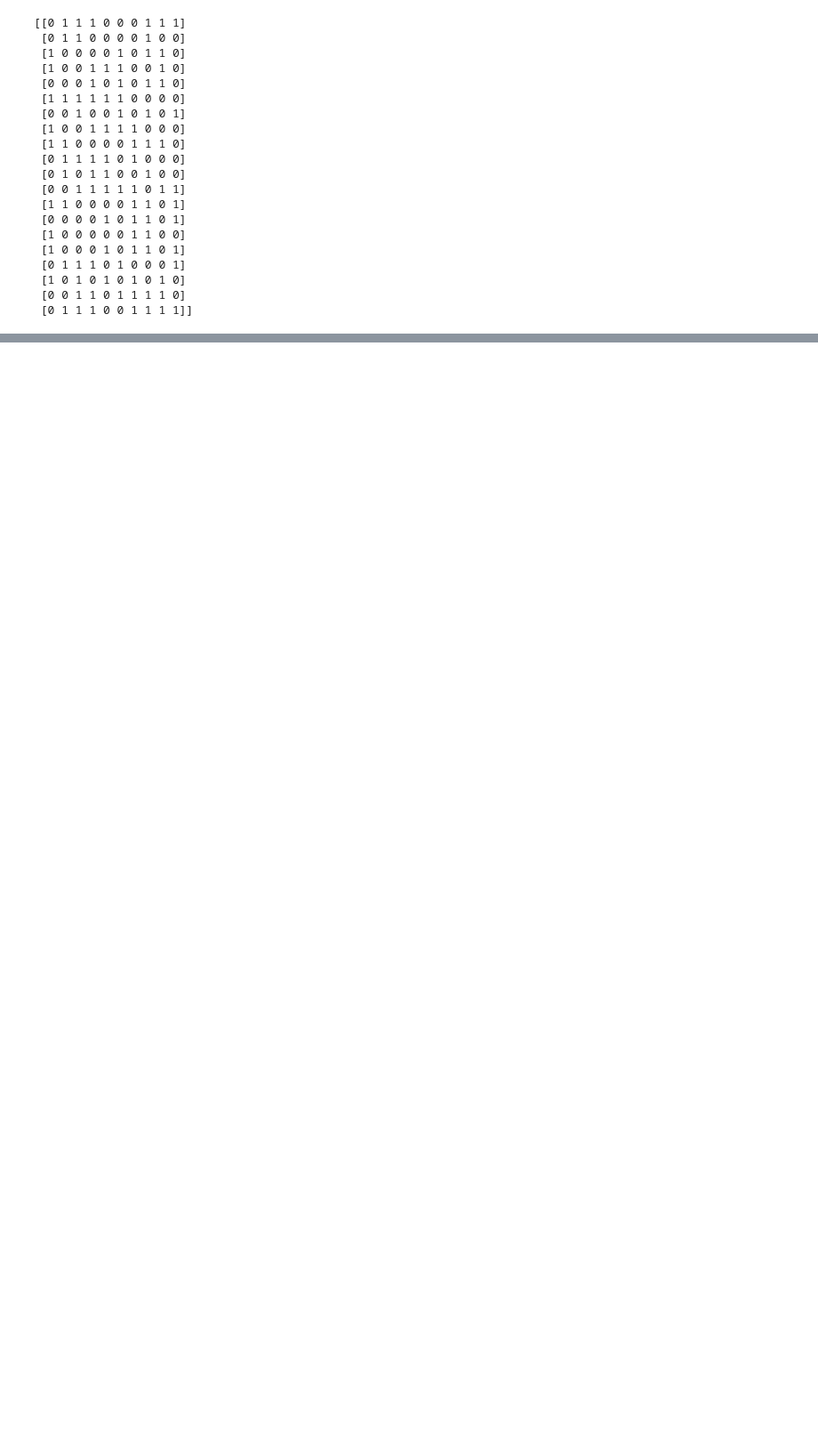
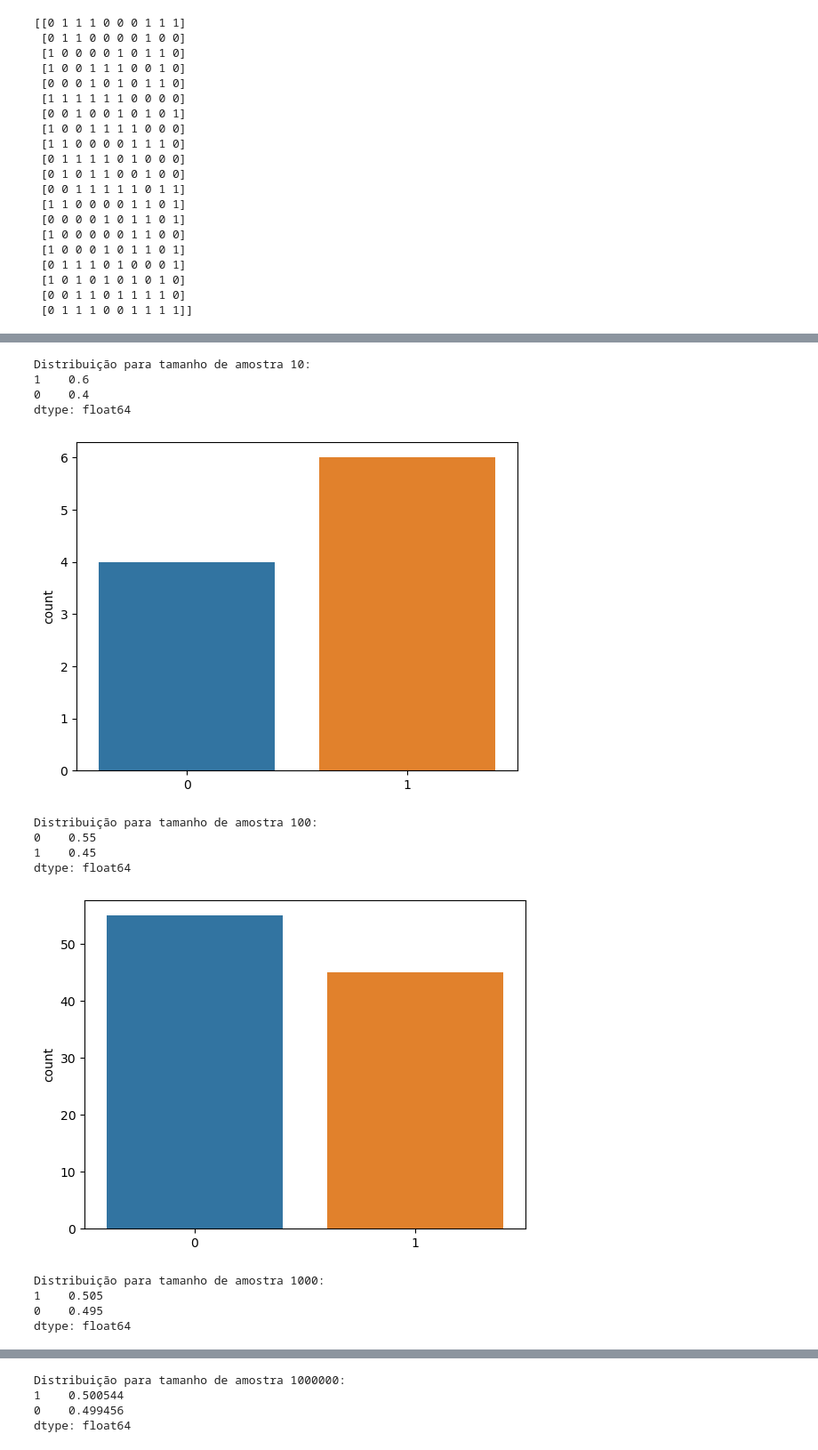
Before and after one commit to pedrolustosab/Cara-ou-coroa-, a Jupyter notebook: Cara_ou_Coroa.ipynb, the cells around one changed output, grey strips where cells are left out. Shown at 89% size. Saved outputs shown, nothing was run; the diff lists cells and outputs as text; code cells hidden in the pictures; blank space fills up the shorter version.

```diff
--- a/Cara_ou_Coroa.ipynb
+++ b/Cara_ou_Coroa.ipynb
@@ -49,6 +64,3 @@ print(amostras)
  [1 0 1 0 1 0 1 0 1 0]
  [0 0 1 1 0 1 1 1 1 0]
  [0 1 1 1 0 0 1 1 1 1]]
-# %%
-resultado_ber = scipy.stats.bernoulli.rvs(p=0.5, size=10)
-#resultado_ber[:20]
@@ -83,0 +131,49 @@ Maior sequência de coroa: 17
+# %%
+import warnings
+warnings.filterwarnings('ignore')
+
+import scipy.stats
+import pandas as pd
+import seaborn as sns
+import matplotlib.pyplot as plt
+import numpy as np
+
+# Definir a semente do gerador de números aleatórios
+np.random.seed(42)
+
+# Lista de tamanhos de amostra
+sizes = [10, 100, 1000, 1000000]
+
+# Dicionário para armazenar os resultados
+resultados = {}
+
+# Loop sobre os tamanhos de amostra
+for size in sizes:
+    # Gerar amostra de Bernoulli
+    resultado_ber = scipy.stats.bernoulli.rvs(p=0.5, size=size)
+
+    # Armazenar o resultado no dicionário
+    resultados[size] = resultado_ber
+
+    # Contagem de valores
+    print(f"\nDistribuição para tamanho de amostra {size}:")
+    print(pd.Series(resultado_ber).value_counts(normalize=True))
+
+    # Gráfico de contagem
+    sns.countplot(resultado_ber)
+    plt.show()
+# %% [output]
+Distribuição para tamanho de amostra 10:
+1    0.6
+0    0.4
+dtype: float64
+[figure, added]
+Distribuição para tamanho de amostra 100:
+0    0.55
+1    0.45
+dtype: float64
+[figure, added]
+Distribuição para tamanho de amostra 1000:
+1    0.505
+0    0.495
+dtype: float64
@@ -83,0 +181,4 @@ Maior sequência de coroa: 17
+Distribuição para tamanho de amostra 1000000:
+1    0.500544
+0    0.499456
+dtype: float64
```
Also changed, not shown: parts of 14 cells of this notebook.
